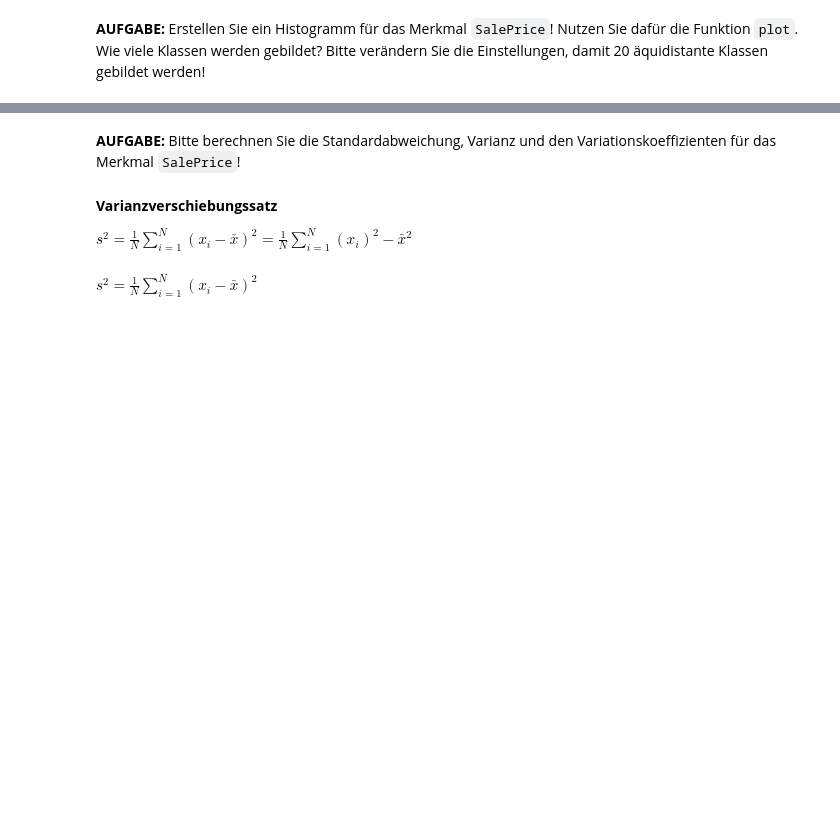
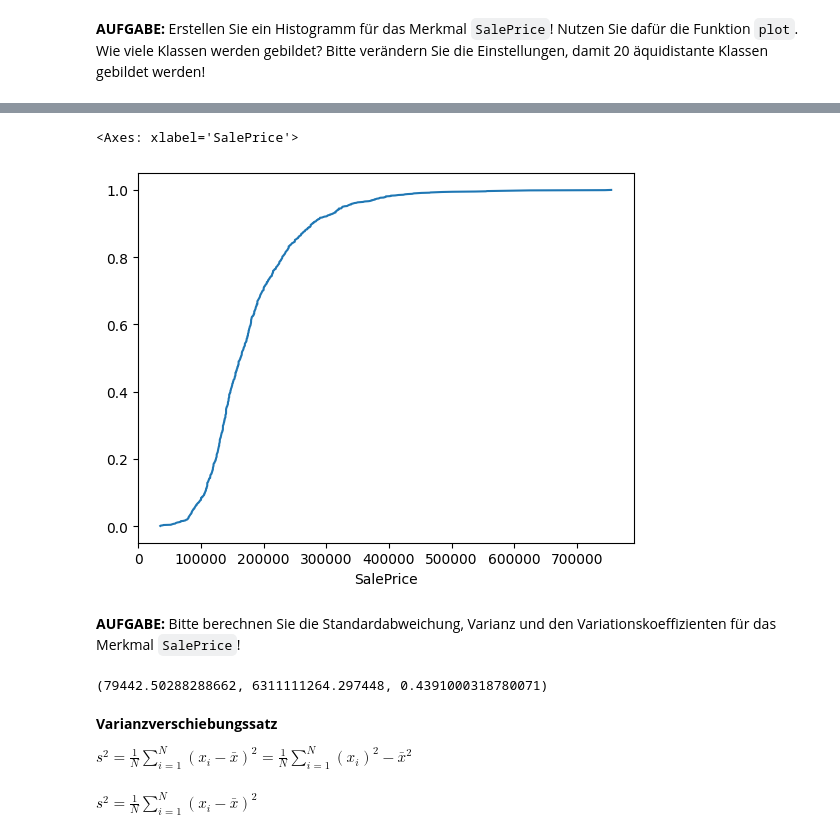
Before and after one commit to AlexKressner/Statistik, a Jupyter notebook: Deskriptive_Statistik.ipynb, the cells around one changed output, grey strips where cells are left out. Saved outputs shown, nothing was run; the diff lists cells and outputs as text; code cells hidden in the pictures; blank space fills up the shorter version.

```diff
--- a/Deskriptive_Statistik.ipynb
+++ b/Deskriptive_Statistik.ipynb
@@ -120,5 +145,14 @@ dtype: float64
+# %%
+data.SalePrice.value_counts(normalize=True).sort_index().cumsum().plot()
+# %% [output]
+<Axes: xlabel='SalePrice'>
+[figure, added]
 # %% [markdown]
 **AUFGABE:** Bitte berechnen Sie die Standardabweichung, Varianz und den Variationskoeffizienten für das Merkmal `SalePrice`!
+# %%
+data.SalePrice.std(), data.SalePrice.var(), data.SalePrice.std()/data.SalePrice.mean()
+# %% [output]
+(79442.50288288662, 6311111264.297448, 0.4391000318780071)
 # %% [markdown]
 **Varianzverschiebungssatz**
 
```
Also changed, not shown: parts of 19 cells of this notebook.
